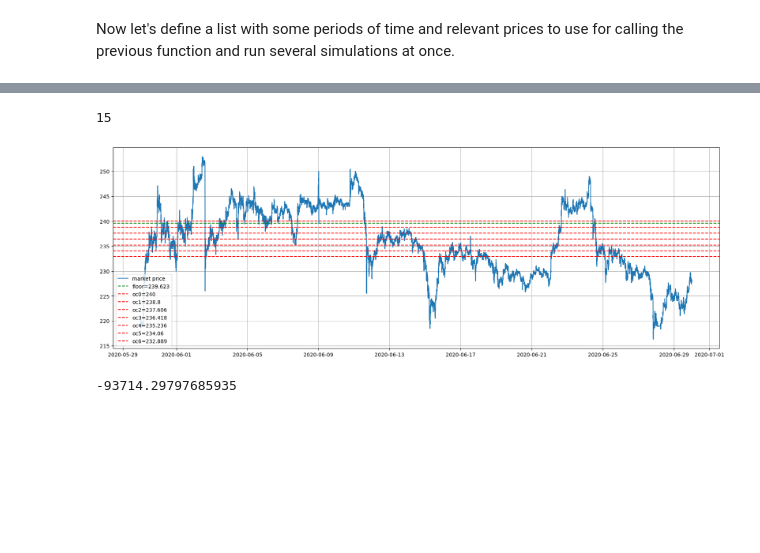
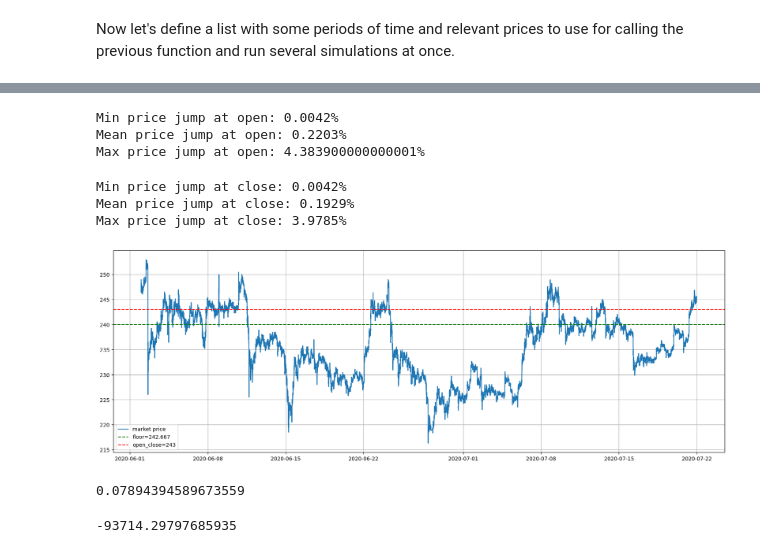
Before and after one commit to CruizeFinance/HedgingScripts, a Jupyter notebook: jupyter-lab/Simulations_prices_approach.ipynb, the cells around one changed output, grey strips where cells are left out. Drawn from its saved outputs; the diff is of its cells as text; code cells hidden in the pictures; blank space fills up the shorter version.

Commit message:
updates trailing cases

```diff
--- a/jupyter-lab/Simulations_prices_approach.ipynb
+++ b/jupyter-lab/Simulations_prices_approach.ipynb
@@ -486,7 +486,7 @@ class ParameterManager(object):
         mu = vol[0]
         sigma = vol[1]
         p_open_close = floor * (1+slippage) * (1+mu+2*sigma)
-        p_trailing = floor * (1-trailing) # We dont use this trailing initially but we need to define it anyway in order to have the interval defined
+        p_trailing = p_open_close * (1-trailing) # We dont use this trailing initially but we need to define it anyway in order to have the interval defined
         ##########################################################
         # We define the intervals
         list_of_triggers = ["open_close",
@@ -608,7 +608,7 @@ class ParameterManager(object):
         # Case P decreasing:
         # We need to ask both P_t-1 > trigger and trigger > P_t bc if we only ask the later we will execute
         # the action for all prices below trigger. Same logic for Case P increasing.
-        if (previous_market_price > stgy_instance.trigger_prices['open_close']) and \
+        if (previous_market_price >= stgy_instance.trigger_prices['open_close']) and \
         (stgy_instance.trigger_prices['open_close'] > market_price):
             actions.append('open_short')
 
@@ -616,16 +616,17 @@ class ParameterManager(object):
         (stgy_instance.trigger_prices['trailing_stop'] > market_price):
             actions.append('open_short')
 
-        elif (previous_market_price > stgy_instance.trigger_prices['repay_aave']) and \
-        (stgy_instance.trigger_prices['repay_aave'] > market_price):
-            actions.append('repay_aave')
+        if stgy_instance.dydx.short_status:
+            if (previous_market_price >= stgy_instance.trigger_prices['repay_aave']) and \
+            (stgy_instance.trigger_prices['repay_aave'] > market_price):
+                actions.append('repay_aave')
 
 
         # Case P increasing
-        elif (previous_market_price < stgy_instance.trigger_prices['open_close']) and \
+        if (previous_market_price <= stgy_instance.trigger_prices['open_close']) and \
         (stgy_instance.trigger_prices['open_close'] < market_price):
                 actions.append('close_short')
-        elif (previous_market_price <= stgy_instance.trigger_prices['trailing_stop']) and \
+        if (previous_market_price <= stgy_instance.trigger_prices['trailing_stop']) and \
         (stgy_instance.trigger_prices['trailing_stop'] < market_price):
             actions.append('close_short')
 
@@ -1135,7 +1142,9 @@ Now let's define a list with some periods of time and relevant prices to use for
 periods_n_open_close = [[["2019-09-01","2019-12-31"],148], [["2019-09-01","2019-12-31"],185],
                         [["2020-01-01","2020-05-01"],135]]#, [["2020-05-01","2020-09-01"],240]]
 periods_n_open_close = [[["2019-09-01","2019-12-31"],185]]
-periods_n_open_close = [[["2020-05-01","2020-09-01"],240]]
+periods_n_open_close = [[["2020-05-31","2020-06-07"],240]]
+# periods_n_open_close = [[["2020-06-02","2020-07-22"],240]]
+# periods_n_open_close = [[["2020-06-02","2020-07-22"],243]]
 # %%
 max_txs = 8 # we wont execute more than 4 late closes (each one has a loss of ~-5k which means -5k/1M = -0.5% loss each time we close late)
 L = 5 * 0.07
@@ -1181,4 +1173,0 @@ KeyboardInterrupt:
-# %%
-len(maker_fees_counter)
-# %% [output]
-15
@@ -1185,31 +1183,52 @@ len(maker_fees_counter)
+# %%
+print("Min price jump at open:",str(round(min(list(price_jump_in_open.values())),6)*100)+"%")
+print("Mean price jump at open:",str(round(np.mean(list(price_jump_in_open.values())),6)*100)+"%")
+print("Max price jump at open:",str(round(max(list(price_jump_in_open.values())),6)*100)+"%")
+# %% [output]
+Min price jump at open: 0.0042%
+Mean price jump at open: 0.2203%
+Max price jump at open: 4.383900000000001%
+# %%
+print("Min price jump at close:",str(round(min(list(price_jump_in_close.values())),6)*100)+"%")
+print("Mean price jump at close:",str(round(np.mean(list(price_jump_in_close.values())),6)*100)+"%")
+print("Max price jump at close:",str(round(max(list(price_jump_in_close.values())),6)*100)+"%")
+# %% [output]
+Min price jump at close: 0.0042%
+Mean price jump at close: 0.1929%
+Max price jump at close: 3.9785%
 # %%
 # Period of Simulations
+periods_n_open_close = [[["2020-06-02","2020-07-22"],240]]
 period = periods_n_open_close[0][0]
 data = historical_data.loc[period[0]+' 00:00:00':period[1]+' 00:00:00']
 parameter_manager = ParameterManager()
 last_date = period[1]+' 00:00:00'
 vol = parameter_manager.calc_vol(last_date, data)
 mu, sigma = vol
+open_close = 243
 # floor just in order to get triger_price['open_close_1'] = open_close_1
 floor = open_close / ((1+slippage)*(1+mu+2*sigma))
 fig, axs = plt.subplots(1, 1, figsize=(21, 7))
 axs.plot(data['close'], color='tab:blue', label='market price')
-axs.axhline(y=floor,
+axs.axhline(y=240,
             color='green',
             linestyle='--',
             label='floor='+str(round(floor,3)))
-for i in range(len(ocs)):
-    axs.axhline(y=ocs[i],
-                color='red',
-                linestyle='--',
-                label='oc'+str(i)+"="+str(round(ocs[i],3)))
+axs.axhline(y=243,
+            color='red',
+            linestyle='--',
+            label='open_close='+str(round(open_close,3)))
 # axs.axhline(y=p_open_close_2, color='darkgoldenrod', linestyle='--', label='open_close2')
 # axs.axhline(y=390, color='red', linestyle='--', label='open_close')
 axs.grid()
 axs.legend(loc='lower left')
 plt.show()
 # %% [output]
-[figure, old version]
+[figure, new version]
+# %%
+data['close'].pct_change(1*24*60).dropna().max()
+# %% [output]
+0.07894394589673559
 # %%
 directory = "From_2020-05-15_to_2020-06-15_open_close_at_240/dydx_results.csv"
 dydx_results = pd.read_csv("Files/Tests/" + directory)
```
Also changed, not shown: parts of 5 cells of this notebook.
